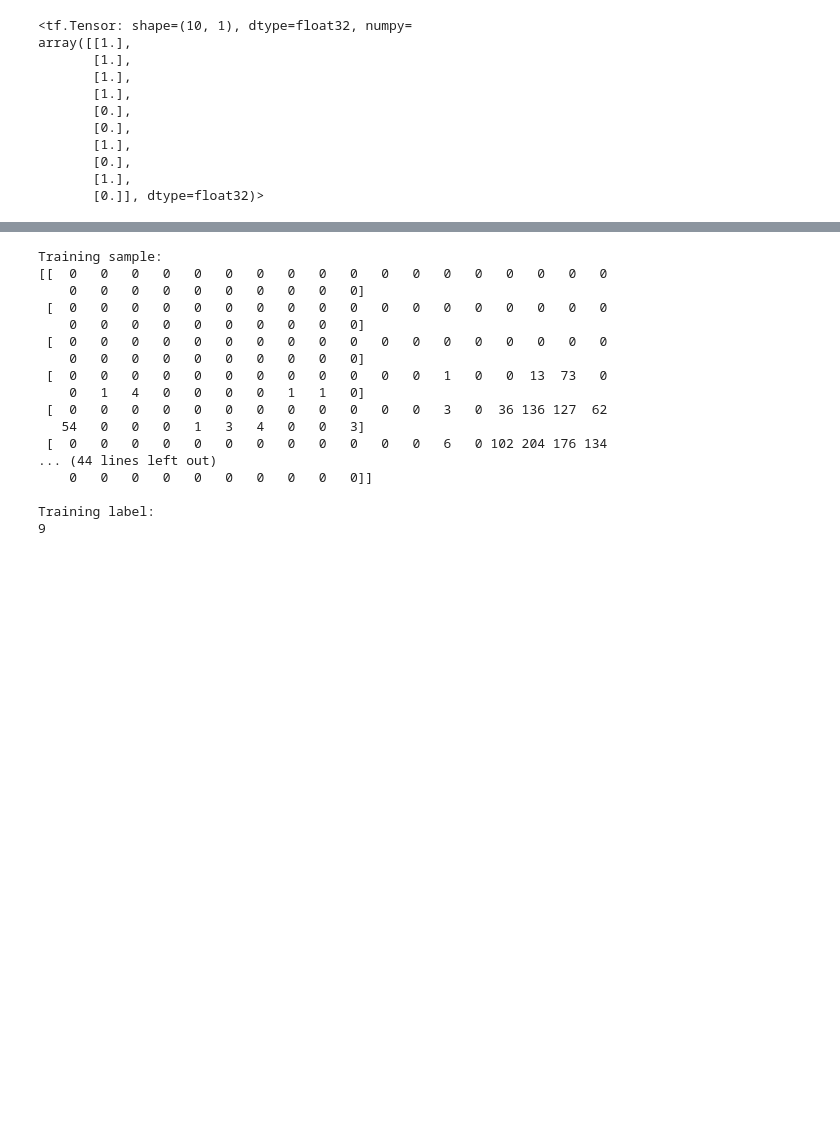
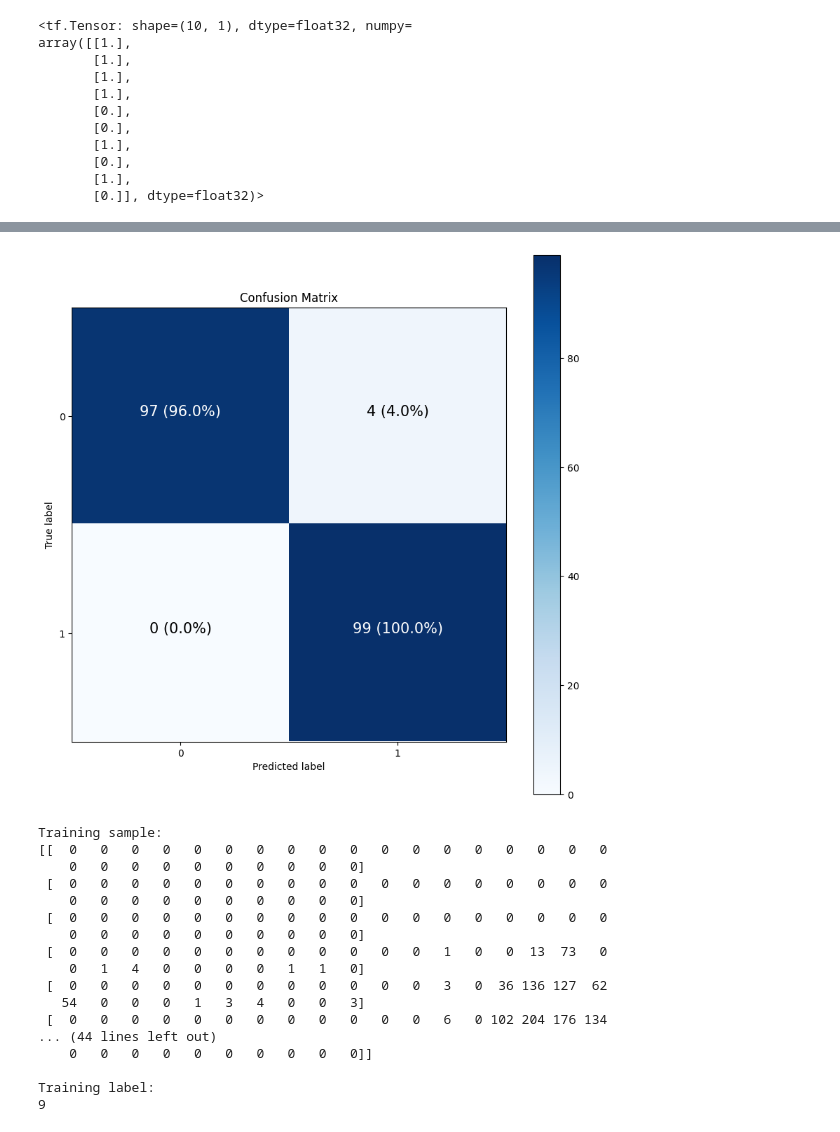
Before and after one commit to Aadi1659/TensorFlow, a Jupyter notebook: 02_neural_network_class.ipynb, the cells around one changed output, grey strips where cells are left out. Drawn from its saved outputs; the diff is of its cells as text; code cells hidden in the pictures; blank space fills up the shorter version.

Commit message:
Finished notebook 2

```diff
--- a/02_neural_network_class.ipynb
+++ b/02_neural_network_class.ipynb
@@ -815,3 +767,76 @@ plot_confusion_matrix(y_preds=y_preds,y_test=y_test)
+# %%
+# Note: The following confusion matrix code is a remix of Scikit-Learn's
+# plot_confusion_matrix function - https://scikit-learn.org/stable/modules/generated/sklearn.metrics.plot_confusion_matrix.html
+# and Made with ML's introductory notebook - https://github.com/GokuMohandas/MadeWithML/blob/main/notebooks/08_Neural_Networks.ipynb
+import itertools
+from sklearn.metrics import confusion_matrix
+
+# Our function needs a different name to sklearn's plot_confusion_matrix
+def make_confusion_matrix(y_true, y_pred, classes=None, figsize=(10, 10), text_size=15):
+  """Makes a labelled confusion matrix comparing predictions and ground truth labels.
+
+  If classes is passed, confusion matrix will be labelled, if not, integer class values
+  will be used.
+
+  Args:
+    y_true: Array of truth labels (must be same shape as y_pred).
+    y_pred: Array of predicted labels (must be same shape as y_true).
+    classes: Array of class labels (e.g. string form). If `None`, integer labels are used.
+    figsize: Size of output figure (default=(10, 10)).
+    text_size: Size of output figure text (default=15).
+
+  Returns:
+    A labelled confusion matrix plot comparing y_true and y_pred.
+
+  Example usage:
+    make_confusion_matrix(y_true=test_labels, # ground truth test labels
+                          y_pred=y_preds, # predicted labels
+                          classes=class_names, # array of class label names
+                          figsize=(15, 15),
+                          text_size=10)
+  """
+  # Create the confustion matrix
+  cm = confusion_matrix(y_true, y_pred)
+  cm_norm = cm.astype("float") / cm.sum(axis=1)[:, np.newaxis] # normalize it
+  n_classes = cm.shape[0] # find the number of classes we're dealing with
+
+  # Plot the figure and make it pretty
+  fig, ax = plt.subplots(figsize=figsize)
+  cax = ax.matshow(cm, cmap=plt.cm.Blues) # colors will represent how 'correct' a class is, darker == better
+  fig.colorbar(cax)
+
+  # Are there a list of classes?
+  if classes:
+    labels = classes
+  else:
+    labels = np.arange(cm.shape[0])
+
+  # Label the axes
+  ax.set(title="Confusion Matrix",
+         xlabel="Predicted label",
+         ylabel="True label",
+         xticks=np.arange(n_classes), # create enough axis slots for each class
+         yticks=np.arange(n_classes),
+         xticklabels=labels, # axes will labeled with class names (if they exist) or ints
+         yticklabels=labels)
+
+  # Make x-axis labels appear on bottom
+  ax.xaxis.set_label_position("bottom")
+  ax.xaxis.tick_bottom()
+
+  # Set the threshold for different colors
+  threshold = (cm.max() + cm.min()) / 2.
+
+  # Plot the text on each cell
+  for i, j in itertools.product(range(cm.shape[0]), range(cm.shape[1])):
+    plt.text(j, i, f"{cm[i, j]} ({cm_norm[i, j]*100:.1f}%)",
+             horizontalalignment="center",
+             color="white" if cm[i, j] > threshold else "black",
+             size=text_size)
+
+make_confusion_matrix(y_pred=tf.round(y_preds),y_true=y_test)
+# %% [output]
+[figure, added]
 # %%
 #MULTICLASS CLASSIFICATION
 
```
Also changed, not shown: parts of 45 cells of this notebook.
